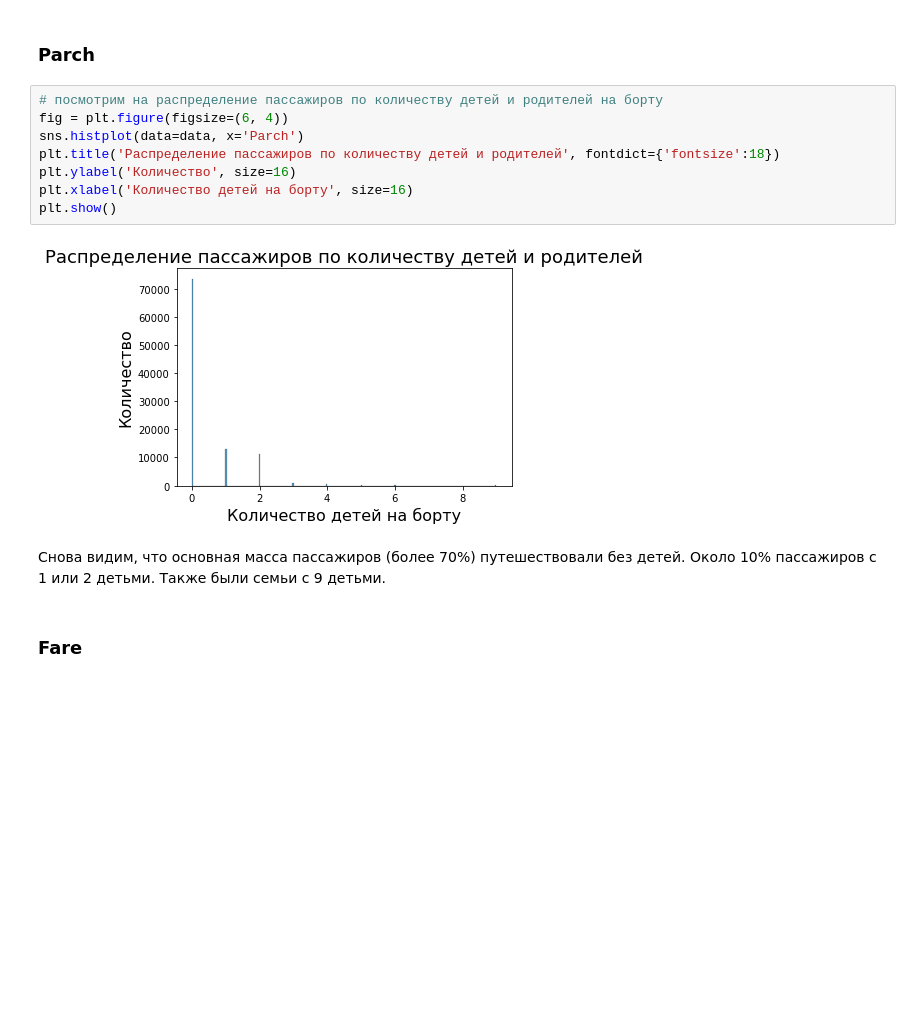
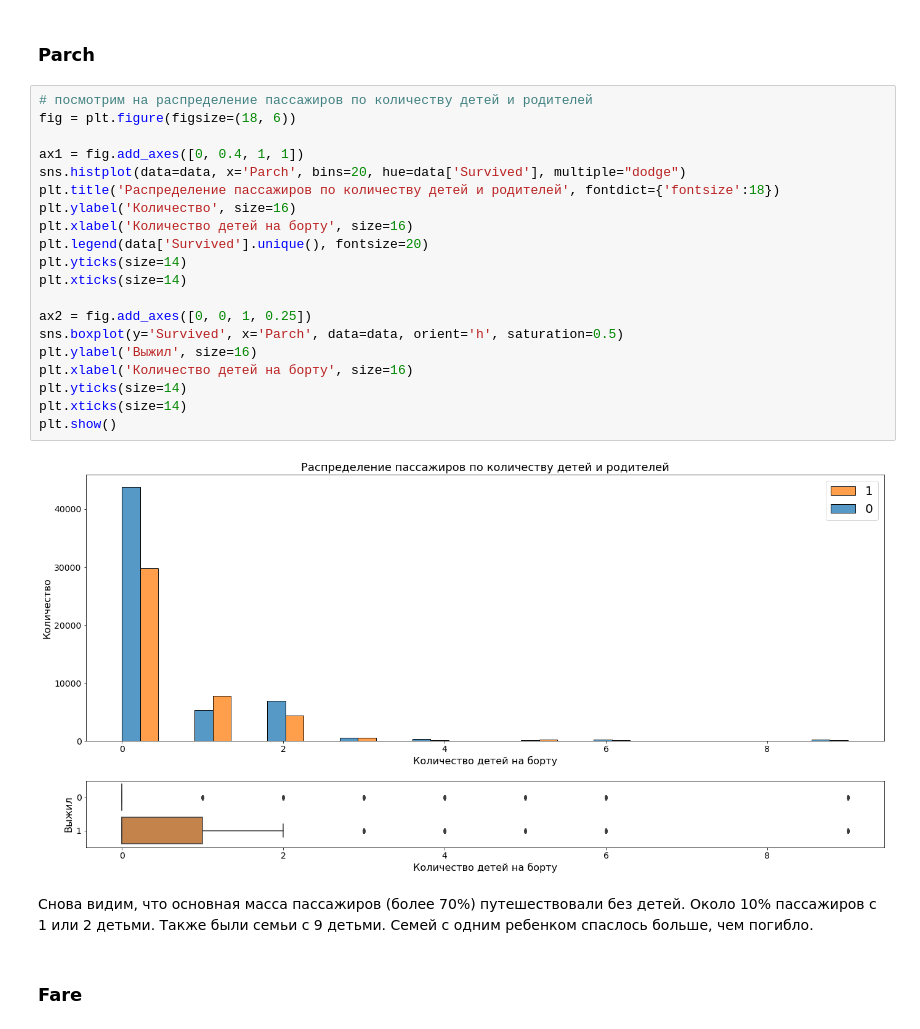
Before and after one commit to Alexandr-M-85/RS_School_ML_intro, a Jupyter notebook: eda.ipynb, the cells around one changed output. Cells and saved outputs as stored; diff of their text form; blank space fills up the shorter version.

```diff
--- a/eda.ipynb
+++ b/eda.ipynb
@@ -236,17 +229,29 @@ plt.show()
 # %% [markdown]
 ### Parch
 # %%
-# посмотрим на распределение пассажиров по количеству детей и родителей на борту
-fig = plt.figure(figsize=(6, 4))
-sns.histplot(data=data, x='Parch')
+# посмотрим на распределение пассажиров по количеству детей и родителей
+fig = plt.figure(figsize=(18, 6))
+
+ax1 = fig.add_axes([0, 0.4, 1, 1])
+sns.histplot(data=data, x='Parch', bins=20, hue=data['Survived'], multiple="dodge")
 plt.title('Распределение пассажиров по количеству детей и родителей', fontdict={'fontsize':18})
 plt.ylabel('Количество', size=16)
 plt.xlabel('Количество детей на борту', size=16)
+plt.legend(data['Survived'].unique(), fontsize=20)
+plt.yticks(size=14)
+plt.xticks(size=14)
+
+ax2 = fig.add_axes([0, 0, 1, 0.25])
+sns.boxplot(y='Survived', x='Parch', data=data, orient='h', saturation=0.5)
+plt.ylabel('Выжил', size=16)
+plt.xlabel('Количество детей на борту', size=16)
+plt.yticks(size=14)
+plt.xticks(size=14)
 plt.show()
 # %% [output]
-[figure, old version]
+[figure, new version]
 # %% [markdown]
-Снова видим, что основная масса пассажиров (более 70%) путешествовали без детей. Около 10% пассажиров с 1 или 2 детьми. Также были семьи с 9 детьми.
+Снова видим, что основная масса пассажиров (более 70%) путешествовали без детей. Около 10% пассажиров с 1 или 2 детьми. Также были семьи с 9 детьми. Семей с одним ребенком спаслось больше, чем погибло.
 # %% [markdown]
 ### Fare
 # %%
```
Also changed, not shown: parts of 10 cells of this notebook.
